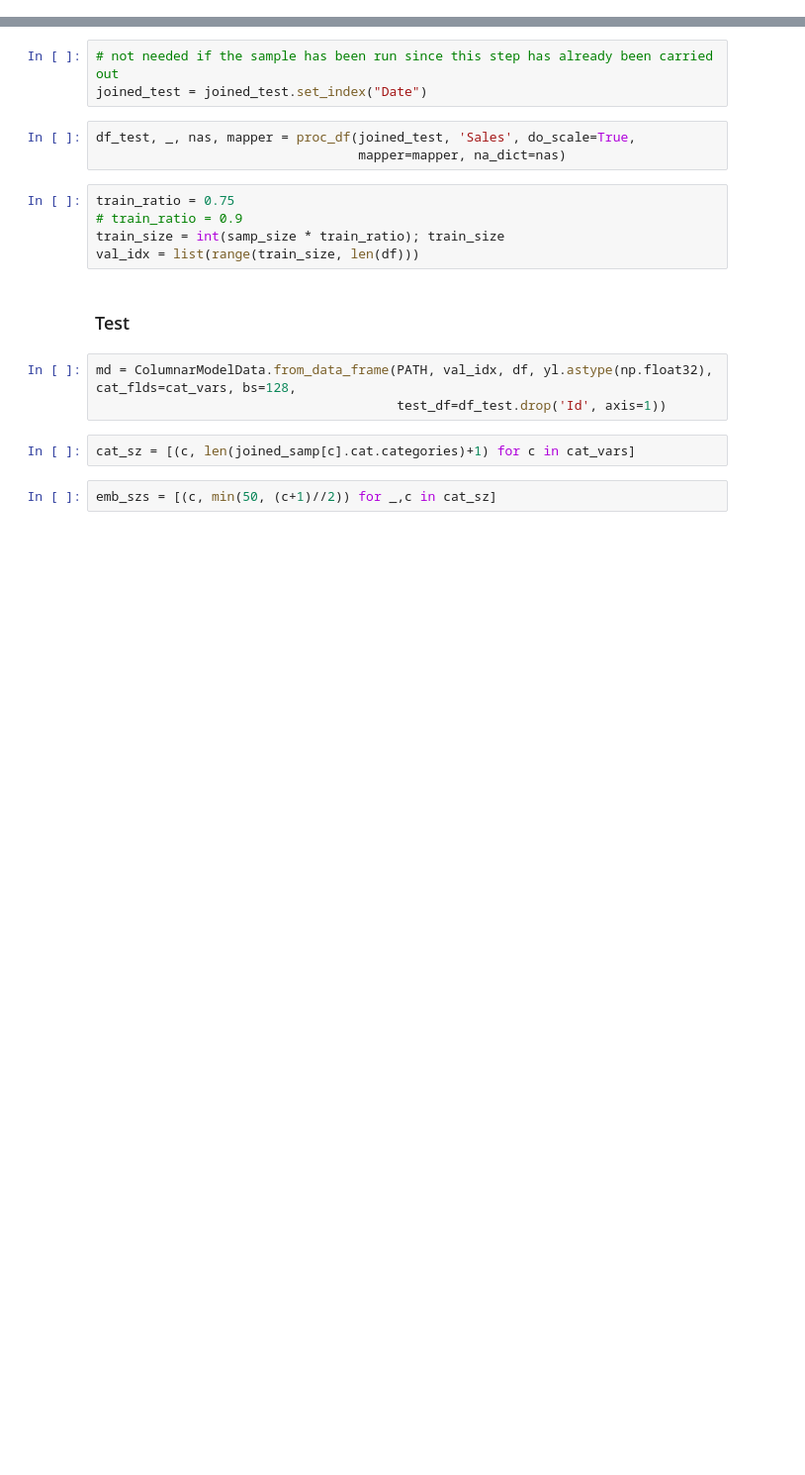
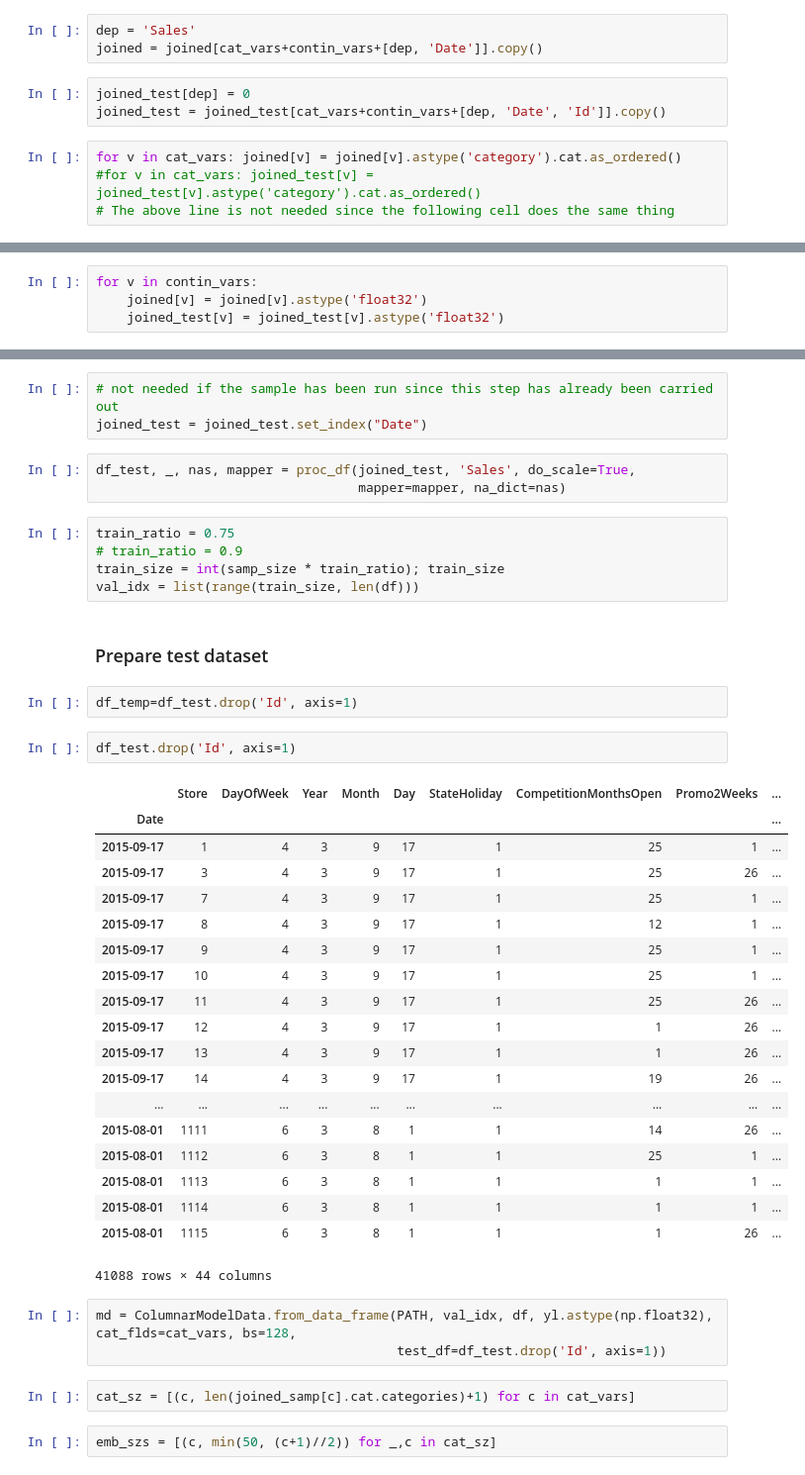
Before and after one commit to EtemKavak/StoreSales, a Jupyter notebook: rossman_no_closed.ipynb, the cells around one changed output, grey strips where cells are left out. Shown at 99% size. Saved outputs shown, nothing was run; the diff lists cells and outputs as text; blank space fills up the shorter version.

Commit message:
Updated the notebook with no zero sales days

```diff
--- a/rossman_no_closed.ipynb
+++ b/rossman_no_closed.ipynb
@@ -884,0 +869,10 @@ m.fit(lr, 2, metrics=[exp_rmspe], cycle_len=4)
+# %%
+dep = 'Sales'
+joined = joined[cat_vars+contin_vars+[dep, 'Date']].copy()
+# %%
+joined_test[dep] = 0
+joined_test = joined_test[cat_vars+contin_vars+[dep, 'Date', 'Id']].copy()
+# %%
+for v in cat_vars: joined[v] = joined[v].astype('category').cat.as_ordered()
+#for v in cat_vars: joined_test[v] = joined_test[v].astype('category').cat.as_ordered()
+# The above line is not needed since the following cell does the same thing
@@ -885,3 +899,7 @@ m.fit(lr, 2, metrics=[exp_rmspe], cycle_len=4)
+# %%
+for v in contin_vars:
+    joined[v] = joined[v].astype('float32')
+    joined_test[v] = joined_test[v].astype('float32')
 # %%
 samp_size = n
 joined_samp = joined.set_index("Date")
@@ -905,8 +926,32 @@ train_ratio = 0.75
 # train_ratio = 0.9
 train_size = int(samp_size * train_ratio); train_size
 val_idx = list(range(train_size, len(df)))
-# %% [markdown]
-### Test
+# %% [markdown]
+### Prepare test dataset
+# %%
+df_temp=df_test.drop('Id', axis=1)
+# %%
+df_test.drop('Id', axis=1)
+# %% [output]
+|  | Store | DayOfWeek | Year | Month | Day | StateHoliday | CompetitionMonthsOpen | Promo2Weeks | ... |
+| Date |  |  |  |  |  |  |  |  | ... |
+| 2015-09-17 | 1 | 4 | 3 | 9 | 17 | 1 | 25 | 1 | ... |
+| 2015-09-17 | 3 | 4 | 3 | 9 | 17 | 1 | 25 | 26 | ... |
+| 2015-09-17 | 7 | 4 | 3 | 9 | 17 | 1 | 25 | 1 | ... |
+| 2015-09-17 | 8 | 4 | 3 | 9 | 17 | 1 | 12 | 1 | ... |
+| 2015-09-17 | 9 | 4 | 3 | 9 | 17 | 1 | 25 | 1 | ... |
+| 2015-09-17 | 10 | 4 | 3 | 9 | 17 | 1 | 25 | 1 | ... |
+| 2015-09-17 | 11 | 4 | 3 | 9 | 17 | 1 | 25 | 26 | ... |
+| 2015-09-17 | 12 | 4 | 3 | 9 | 17 | 1 | 1 | 26 | ... |
+| 2015-09-17 | 13 | 4 | 3 | 9 | 17 | 1 | 1 | 26 | ... |
+| 2015-09-17 | 14 | 4 | 3 | 9 | 17 | 1 | 19 | 26 | ... |
+| ... | ... | ... | ... | ... | ... | ... | ... | ... | ... |
+| 2015-08-01 | 1111 | 6 | 3 | 8 | 1 | 1 | 14 | 26 | ... |
+| 2015-08-01 | 1112 | 6 | 3 | 8 | 1 | 1 | 25 | 1 | ... |
+| 2015-08-01 | 1113 | 6 | 3 | 8 | 1 | 1 | 1 | 1 | ... |
+| 2015-08-01 | 1114 | 6 | 3 | 8 | 1 | 1 | 1 | 1 | ... |
+| 2015-08-01 | 1115 | 6 | 3 | 8 | 1 | 1 | 1 | 26 | ... |
+41088 rows × 44 columns
 # %%
 md = ColumnarModelData.from_data_frame(PATH, val_idx, df, yl.astype(np.float32), cat_flds=cat_vars, bs=128,
                                        test_df=df_test.drop('Id', axis=1))
```
Also changed, not shown: parts of 55 cells of this notebook, 2 other files.
